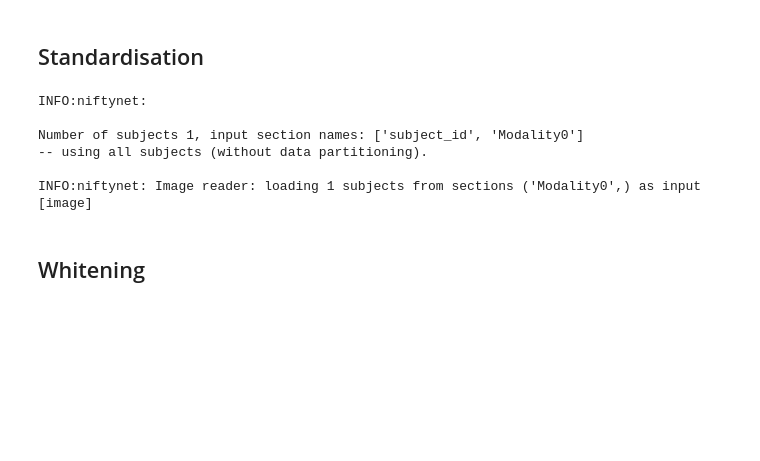
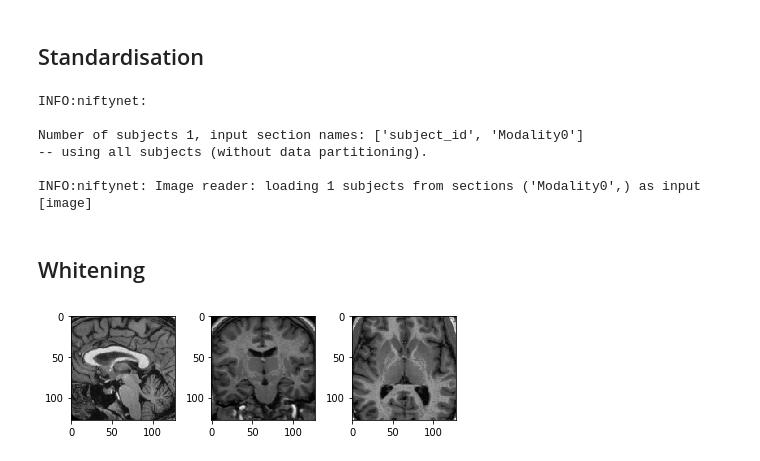
Before and after one commit to fepegar/tf2pt, a Jupyter notebook: TestWeights.ipynb, the cells around one changed output. Saved outputs shown, nothing was run; the diff lists cells and outputs as text; code cells hidden in the pictures; blank space fills up the shorter version.

```diff
--- a/TestWeights.ipynb
+++ b/TestWeights.ipynb
@@ -126,22 +126,24 @@ def plot_volume(array):
     plt.tight_layout()
 # %%
 # plot_volume(data)
-size = 24
+tiny = False
+size = 24 if tiny else 128
 center = np.array((80, 116, 128))
-center = np.array((120, 116, 128))
+# center = np.array((120, 116, 128))
 ini = center - size // 2
 fin = ini + size
 roi = data[ini[0]:fin[0], ini[1]:fin[1], ini[2]:fin[2]]
 
 # # Save ROI
-# roi_nii = nib.Nifti1Image(roi, np.eye(4))  # origin will be wrong
-# # p = Path('/tmp/pt/roi/roi.nii.gz')
-# p = Path('/tmp/pt/tiny/tiny.nii.gz')
-# p.parent.mkdir(exist_ok=True)
-# roi_nii.to_filename(str(p))
+roi_nii = nib.Nifti1Image(roi, np.eye(4))  # origin will be wrong
+p = Path('/tmp/pt/tiny/tiny.nii.gz') if tiny else Path('/tmp/pt/roi/roi.nii.gz')
+p.parent.mkdir(exist_ok=True, parents=True)
+roi_nii.to_filename(str(p))
 
-# plot_volume(roi)
-# plt.show()
+plot_volume(roi)
+plt.show()
+# %% [output]
+[figure, added]
 # %%
 # torch.manual_seed(42)
 # TINY_SIZE = 24
```
Also changed, not shown: parts of 6 cells of this notebook, 3 other files.
